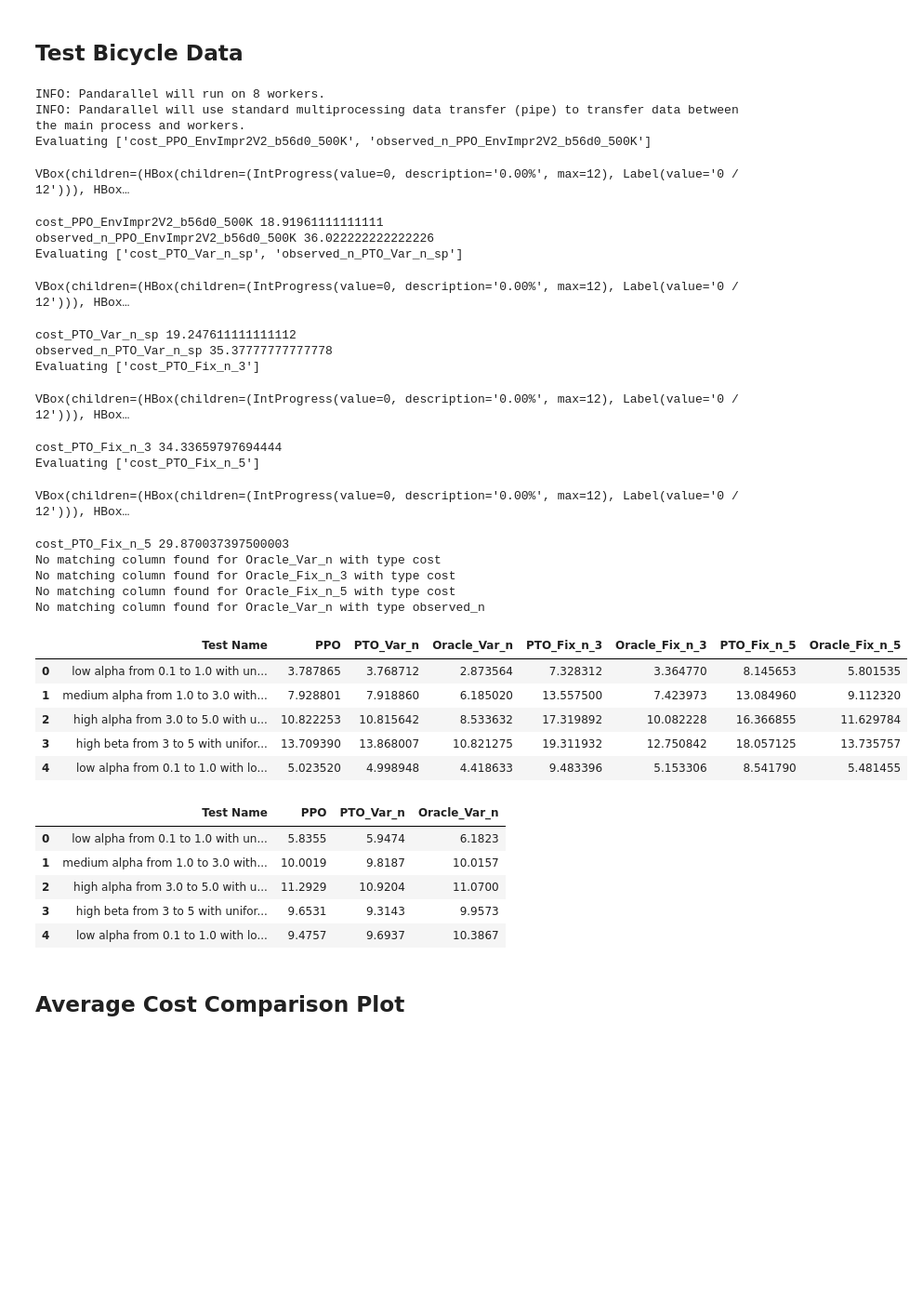
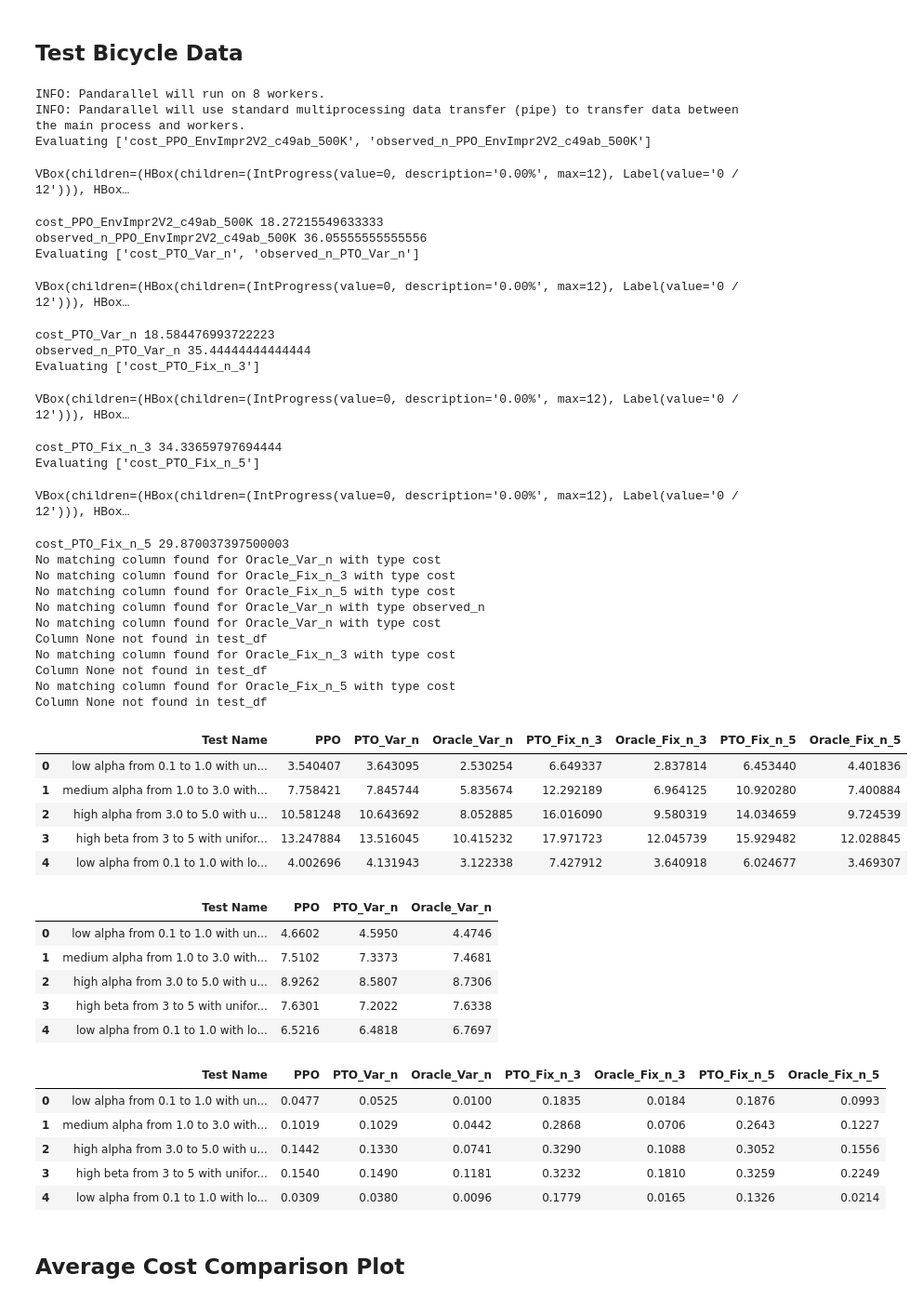
Before and after one commit to pksp99/when_to_leave, a Jupyter notebook: notebooks/test_scripts/finla_test_script_v2.ipynb, the cells around one changed output. Shown at 93% size. Saved outputs shown, nothing was run; the diff lists cells and outputs as text; code cells hidden in the pictures; blank space fills up the shorter version.

```diff
--- a/notebooks/test_scripts/finla_test_script_v2.ipynb
+++ b/notebooks/test_scripts/finla_test_script_v2.ipynb
@@ -116,7 +133,7 @@ base_sim_test['low alpha from 0.1 to 1.0'] = {
     'beta_range': np.arange(1.1, 2.0, 0.1).tolist(),
     'h_range': [0.5],
     'c_range': [25],
-    'total': list(range(10, 40)),
+    'total': list(range(10, 30)),
     'travel_time': TravelTimeDist.UNIFORM,
     'param_estimator': PARAM_ESTIMATOR,
 }
@@ -126,7 +143,7 @@ base_sim_test['medium alpha from 1.0 to 3.0'] = {
     'beta_range': np.arange(1.1, 2.0, 0.1).tolist(),
     'h_range': [0.5],
     'c_range': [25],
-    'total': list(range(10, 40)),
+    'total': list(range(10, 30)),
     'travel_time': TravelTimeDist.UNIFORM,
     'param_estimator': PARAM_ESTIMATOR,
 }
@@ -136,7 +153,7 @@ base_sim_test['high alpha from 3.0 to 5.0'] = {
     'beta_range': np.arange(1.1, 2.0, 0.1).tolist(),
     'h_range': [0.5],
     'c_range': [25],
-    'total': list(range(10, 40)),
+    'total': list(range(10, 30)),
     'travel_time': TravelTimeDist.UNIFORM,
     'param_estimator': PARAM_ESTIMATOR,
 }
@@ -146,7 +163,7 @@ base_sim_test['high beta from 3 to 5'] = {
     'beta_range': np.arange(3.0, 5.0, 0.1).tolist(),
     'h_range': [0.5],
     'c_range': [25],
-    'total': list(range(10, 40)),
+    'total': list(range(10, 30)),
     'travel_time': TravelTimeDist.UNIFORM,
     'param_estimator': PARAM_ESTIMATOR,
 }
@@ -176,7 +193,7 @@ for test_name, config in sim_tests.items():
         print(f'Evaluating {model.prediction_keys()}')
         columns_to_visualize += model.prediction_keys()
 
-        new_cols = test_df.parallel_apply(lambda row: model.predict(row, override=True), result_type='expand', axis=1)
+        new_cols = test_df.parallel_apply(lambda row: model.predict(row, override=False), result_type='expand', axis=1)
         for i, col_name in enumerate(model.prediction_keys()):
             test_df[col_name] = new_cols[i]
             print(col_name, test_df[col_name].mean())
@@ -235,7 +252,7 @@ for model in user_models:
     print(f'Evaluating {model.prediction_keys()}')
     columns_to_visualize += model.prediction_keys()
 
-    new_cols = test_df.parallel_apply(lambda row: model.predict(row, override=True), result_type='expand', axis=1)
+    new_cols = test_df.parallel_apply(lambda row: model.predict(row, override=False), result_type='expand', axis=1)
     for i, col_name in enumerate(model.prediction_keys()):
         test_df[col_name] = new_cols[i]
         print(col_name, test_df[col_name].mean())
@@ -286,7 +309,7 @@ for model in user_models:
     print(f'Evaluating {model.prediction_keys()}')
     columns_to_visualize += model.prediction_keys()
 
-    new_cols = test_df.parallel_apply(lambda row: model.predict(row, override=True), result_type='expand', axis=1)
+    new_cols = test_df.parallel_apply(lambda row: model.predict(row, override=False), result_type='expand', axis=1)
     for i, col_name in enumerate(model.prediction_keys()):
         test_df[col_name] = new_cols[i]
         print(col_name, test_df[col_name].mean())
@@ -300,14 +323,14 @@ cost_results_df, observed_n_results_df = evaluateResults(test_df, columns_to_vis
 # %% [output]
 INFO: Pandarallel will run on 8 workers.
 INFO: Pandarallel will use standard multiprocessing data transfer (pipe) to transfer data between the main process and workers.
-Evaluating ['cost_PPO_EnvImpr2V2_b56d0_500K', 'observed_n_PPO_EnvImpr2V2_b56d0_500K']
+Evaluating ['cost_PPO_EnvImpr2V2_c49ab_500K', 'observed_n_PPO_EnvImpr2V2_c49ab_500K']
 VBox(children=(HBox(children=(IntProgress(value=0, description='0.00%', max=12), Label(value='0 / 12'))), HBox…
-cost_PPO_EnvImpr2V2_b56d0_500K 18.91961111111111
-observed_n_PPO_EnvImpr2V2_b56d0_500K 36.022222222222226
-Evaluating ['cost_PTO_Var_n_sp', 'observed_n_PTO_Var_n_sp']
+cost_PPO_EnvImpr2V2_c49ab_500K 18.27215549633333
+observed_n_PPO_EnvImpr2V2_c49ab_500K 36.05555555555556
+Evaluating ['cost_PTO_Var_n', 'observed_n_PTO_Var_n']
 VBox(children=(HBox(children=(IntProgress(value=0, description='0.00%', max=12), Label(value='0 / 12'))), HBox…
-cost_PTO_Var_n_sp 19.247611111111112
-observed_n_PTO_Var_n_sp 35.37777777777778
+cost_PTO_Var_n 18.584476993722223
+observed_n_PTO_Var_n 35.44444444444444
 Evaluating ['cost_PTO_Fix_n_3']
 VBox(children=(HBox(children=(IntProgress(value=0, description='0.00%', max=12), Label(value='0 / 12'))), HBox…
 cost_PTO_Fix_n_3 34.33659797694444
@@ -318,24 +341,40 @@ No matching column found for Oracle_Var_n with type cost
 No matching column found for Oracle_Fix_n_3 with type cost
 No matching column found for Oracle_Fix_n_5 with type cost
 No matching column found for Oracle_Var_n with type observed_n
+No matching column found for Oracle_Var_n with type cost
+Column None not found in test_df
+No matching column found for Oracle_Fix_n_3 with type cost
+Column None not found in test_df
+No matching column found for Oracle_Fix_n_5 with type cost
+Column None not found in test_df
 # %%
 display(cost_results_df.head())
 display(observed_n_results_df.head())
 cost_results_df.to_csv(methods.file_path('finla_test_cost_results.csv', dir_name='results'), index=False)
 observed_n_results_df.to_csv(methods.file_path('finla_test_observed_n_results.csv', dir_name='results'), index=False)
+
+# late fraction
+display(late_fraction_df.head())
+late_fraction_df.to_csv(methods.file_path('finla_test_late_fraction_results.csv', dir_name='results'), index=False)
 # %% [output]
 |  | Test Name | PPO | PTO_Var_n | Oracle_Var_n | PTO_Fix_n_3 | Oracle_Fix_n_3 | PTO_Fix_n_5 | Oracle_Fix_n_5 |
-| 0 | low alpha from 0.1 to 1.0 with un... | 3.787865 | 3.768712 | 2.873564 | 7.328312 | 3.364770 | 8.145653 | 5.801535 |
-| 1 | medium alpha from 1.0 to 3.0 with... | 7.928801 | 7.918860 | 6.185020 | 13.557500 | 7.423973 | 13.084960 | 9.112320 |
-| 2 | high alpha from 3.0 to 5.0 with u... | 10.822253 | 10.815642 | 8.533632 | 17.319892 | 10.082228 | 16.366855 | 11.629784 |
-| 3 | high beta from 3 to 5 with unifor... | 13.709390 | 13.868007 | 10.821275 | 19.311932 | 12.750842 | 18.057125 | 13.735757 |
-| 4 | low alpha from 0.1 to 1.0 with lo... | 5.023520 | 4.998948 | 4.418633 | 9.483396 | 5.153306 | 8.541790 | 5.481455 |
+| 0 | low alpha from 0.1 to 1.0 with un... | 3.540407 | 3.643095 | 2.530254 | 6.649337 | 2.837814 | 6.453440 | 4.401836 |
+| 1 | medium alpha from 1.0 to 3.0 with... | 7.758421 | 7.845744 | 5.835674 | 12.292189 | 6.964125 | 10.920280 | 7.400884 |
+| 2 | high alpha from 3.0 to 5.0 with u... | 10.581248 | 10.643692 | 8.052885 | 16.016090 | 9.580319 | 14.034659 | 9.724539 |
+| 3 | high beta from 3 to 5 with unifor... | 13.247884 | 13.516045 | 10.415232 | 17.971723 | 12.045739 | 15.929482 | 12.028845 |
+| 4 | low alpha from 0.1 to 1.0 with lo... | 4.002696 | 4.131943 | 3.122338 | 7.427912 | 3.640918 | 6.024677 | 3.469307 |
 |  | Test Name | PPO | PTO_Var_n | Oracle_Var_n |
-| 0 | low alpha from 0.1 to 1.0 with un... | 5.8355 | 5.9474 | 6.1823 |
-| 1 | medium alpha from 1.0 to 3.0 with... | 10.0019 | 9.8187 | 10.0157 |
-| 2 | high alpha from 3.0 to 5.0 with u... | 11.2929 | 10.9204 | 11.0700 |
-| 3 | high beta from 3 to 5 with unifor... | 9.6531 | 9.3143 | 9.9573 |
-| 4 | low alpha from 0.1 to 1.0 with lo... | 9.4757 | 9.6937 | 10.3867 |
+| 0 | low alpha from 0.1 to 1.0 with un... | 4.6602 | 4.5950 | 4.4746 |
+| 1 | medium alpha from 1.0 to 3.0 with... | 7.5102 | 7.3373 | 7.4681 |
+| 2 | high alpha from 3.0 to 5.0 with u... | 8.9262 | 8.5807 | 8.7306 |
+| 3 | high beta from 3 to 5 with unifor... | 7.6301 | 7.2022 | 7.6338 |
+| 4 | low alpha from 0.1 to 1.0 with lo... | 6.5216 | 6.4818 | 6.7697 |
+|  | Test Name | PPO | PTO_Var_n | Oracle_Var_n | PTO_Fix_n_3 | Oracle_Fix_n_3 | PTO_Fix_n_5 | Oracle_Fix_n_5 |
+| 0 | low alpha from 0.1 to 1.0 with un... | 0.0477 | 0.0525 | 0.0100 | 0.1835 | 0.0184 | 0.1876 | 0.0993 |
+| 1 | medium alpha from 1.0 to 3.0 with... | 0.1019 | 0.1029 | 0.0442 | 0.2868 | 0.0706 | 0.2643 | 0.1227 |
+| 2 | high alpha from 3.0 to 5.0 with u... | 0.1442 | 0.1330 | 0.0741 | 0.3290 | 0.1088 | 0.3052 | 0.1556 |
+| 3 | high beta from 3 to 5 with unifor... | 0.1540 | 0.1490 | 0.1181 | 0.3232 | 0.1810 | 0.3259 | 0.2249 |
+| 4 | low alpha from 0.1 to 1.0 with lo... | 0.0309 | 0.0380 | 0.0096 | 0.1779 | 0.0165 | 0.1326 | 0.0214 |
 # %% [markdown]
 ## Average Cost Comparison Plot
 # %%
```
Also changed, not shown: parts of 14 cells of this notebook, 4 other files.
